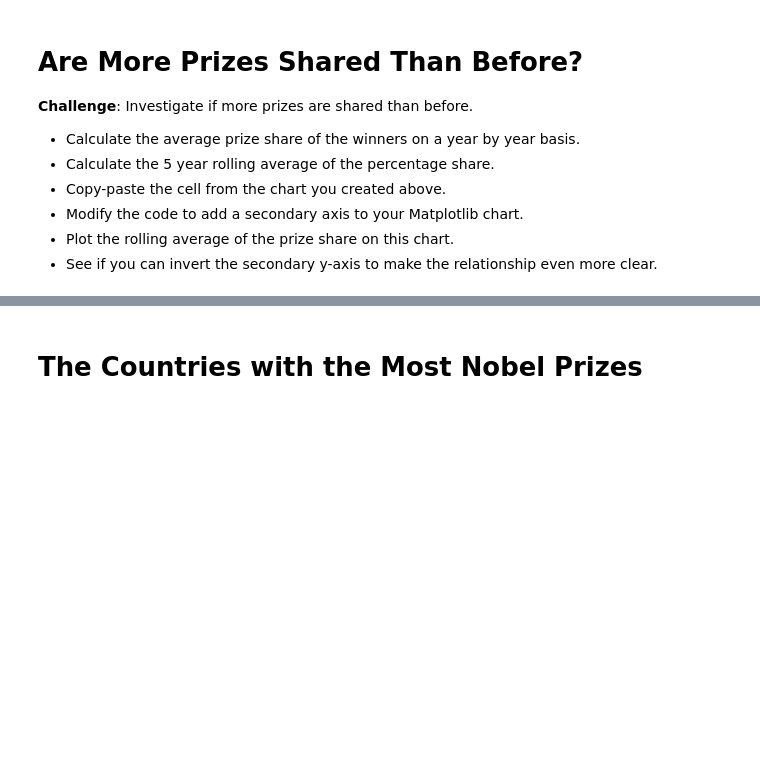
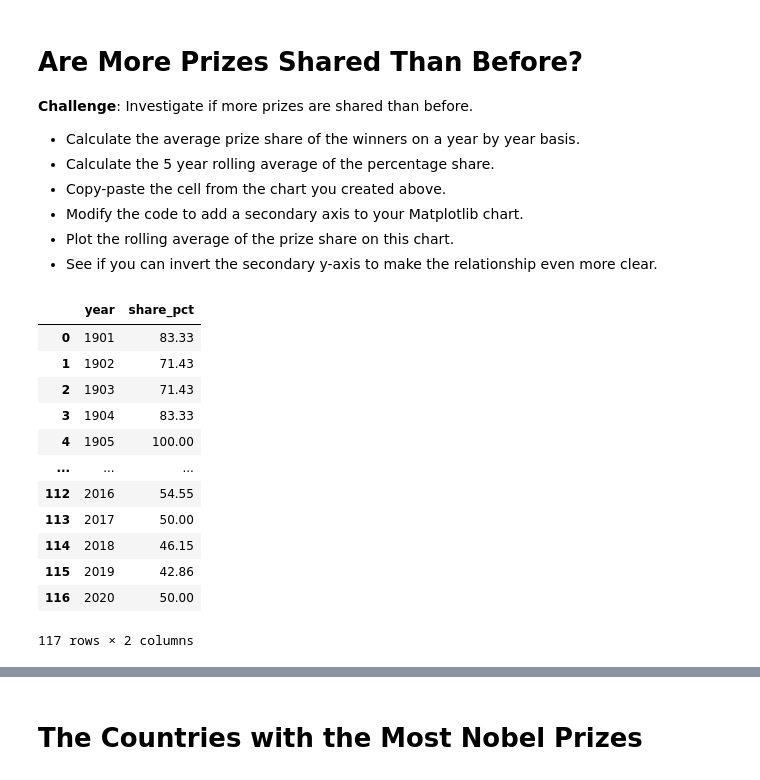
Before and after one commit to zoard-ehmann/100-days-of-python, a Jupyter notebook: Day78/Nobel_Prize_Analysis/Nobel_Prize_Analysis.ipynb, the cells around one changed output, grey strips where cells are left out. Drawn from its saved outputs; the diff is of its cells as text; code cells hidden in the pictures; blank space fills up the shorter version.

```diff
--- a/Day78/Nobel_Prize_Analysis/Nobel_Prize_Analysis.ipynb
+++ b/Day78/Nobel_Prize_Analysis/Nobel_Prize_Analysis.ipynb
@@ -421,3 +464,21 @@ bar.show()
 * Modify the code to add a secondary axis to your Matplotlib chart.
 * Plot the rolling average of the prize share on this chart.
 * See if you can invert the secondary y-axis to make the relationship even more clear.
+# %%
+share_per_year = df_data.groupby(by='year', as_index=False).agg({'share_pct': pd.Series.mean})
+spy_rol = share_per_year.share_pct.rolling(window=5).mean()
+share_per_year
+# %% [output]
+|  | year | share_pct |
+| 0 | 1901 | 83.33 |
+| 1 | 1902 | 71.43 |
+| 2 | 1903 | 71.43 |
+| 3 | 1904 | 83.33 |
+| 4 | 1905 | 100.00 |
+| ... | ... | ... |
+| 112 | 2016 | 54.55 |
+| 113 | 2017 | 50.00 |
+| 114 | 2018 | 46.15 |
+| 115 | 2019 | 42.86 |
+| 116 | 2020 | 50.00 |
+117 rows × 2 columns
```
Also changed, not shown: parts of 3 cells of this notebook.
